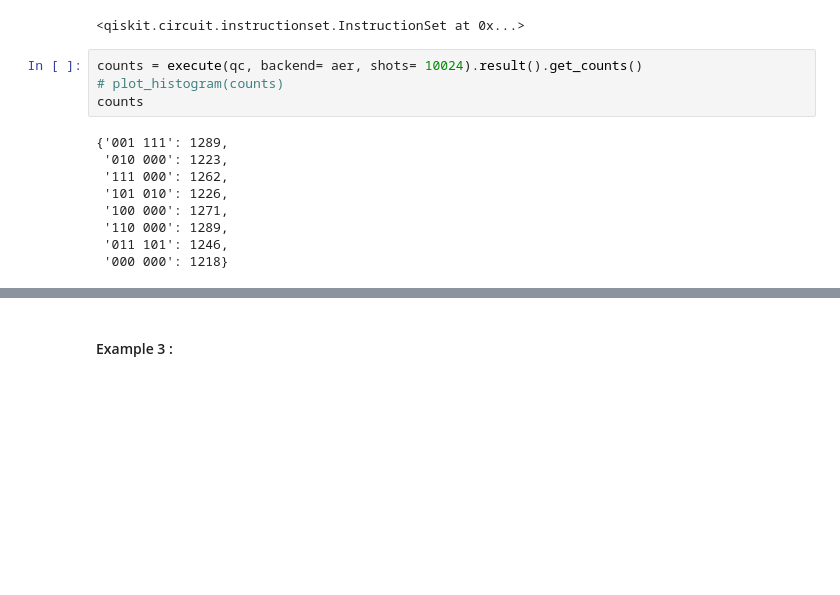
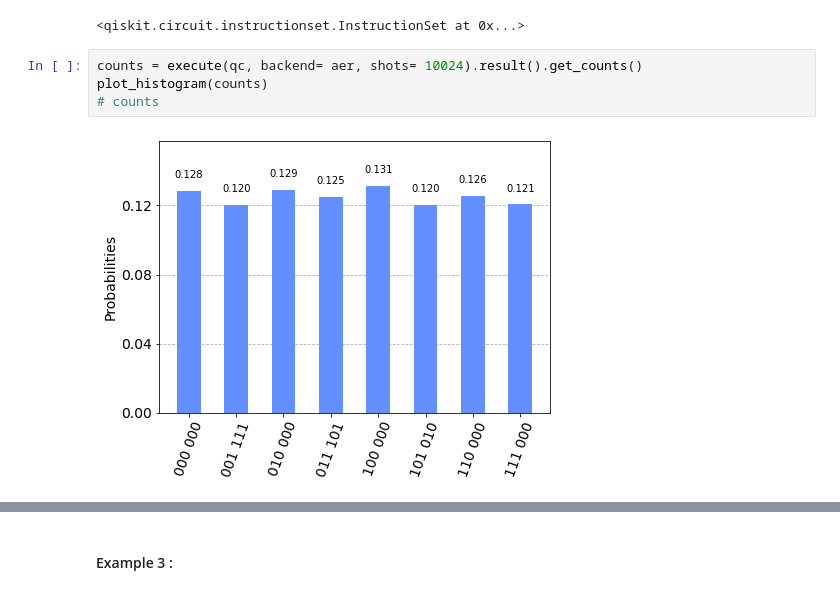
Before and after one commit to speQtrum/QulabsWorkspace-Rajarshi, a Jupyter notebook: QuantumDictionary.ipynb, the cells around one changed output, grey strips where cells are left out. Drawn from its saved outputs; the diff is of its cells as text; blank space fills up the shorter version.

```diff
--- a/QuantumDictionary.ipynb
+++ b/QuantumDictionary.ipynb
@@ -181,14 +181,7 @@ qc.measure(qm, creg_qm)
 <qiskit.circuit.instructionset.InstructionSet at 0x...>
 # %%
 counts = execute(qc, backend= aer, shots= 10024).result().get_counts()
-# plot_histogram(counts)
-counts
+plot_histogram(counts)
+# counts
 # %% [output]
-{'001 111': 1289,
- '010 000': 1223,
- '111 000': 1262,
- '101 010': 1226,
- '100 000': 1271,
- '110 000': 1289,
- '011 101': 1246,
- '000 000': 1218}
+[figure, added]
```
Also changed, not shown: parts of 21 cells of this notebook.
